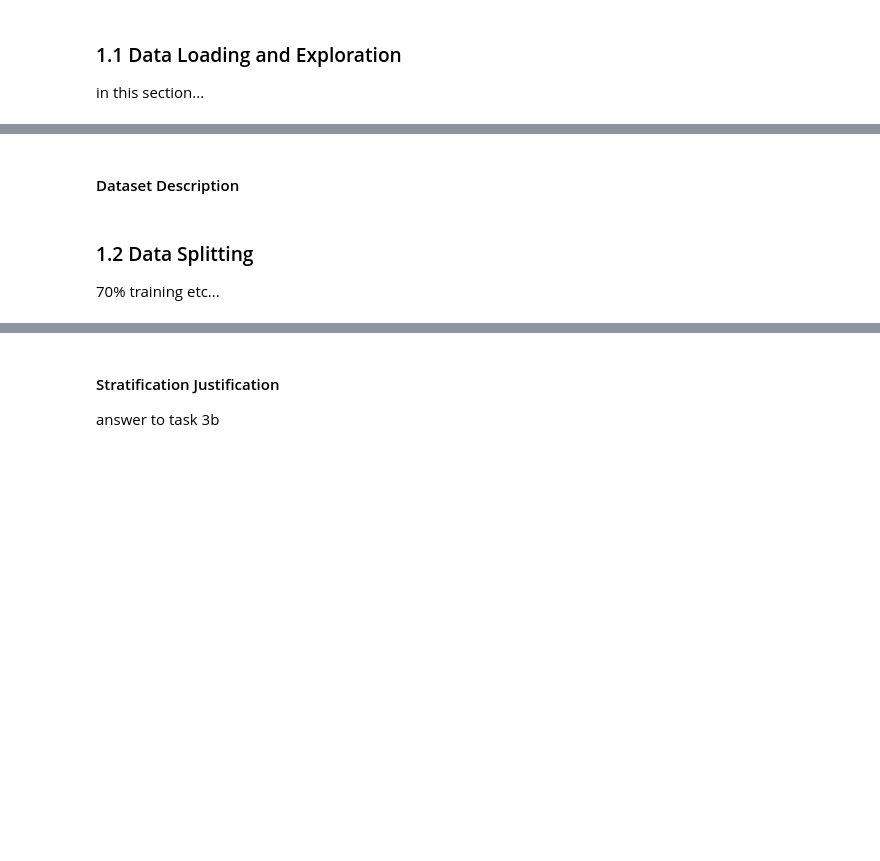
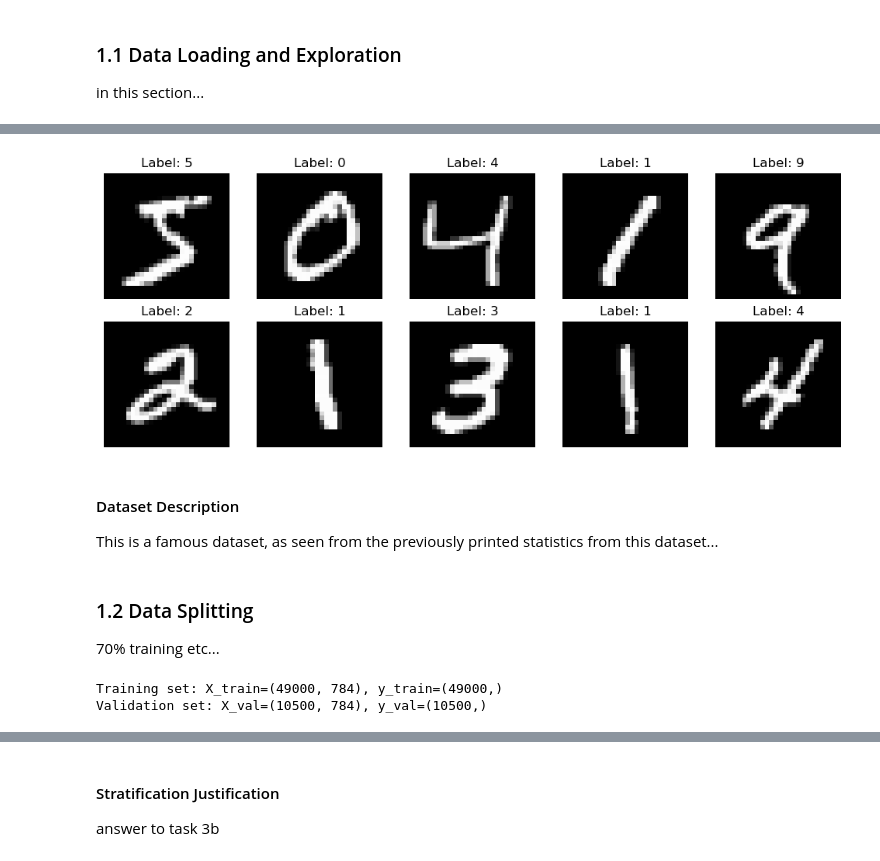
Before and after one commit to James-Wigfield/CITS5508-assignment-1, a Jupyter notebook: 23334375_assignment_1.ipynb, the cells around one changed output, grey strips where cells are left out. Cells and saved outputs as stored; diff of their text form; code cells hidden in the pictures; blank space fills up the shorter version.

Commit message:
training data import and visualisation

```diff
--- a/23334375_assignment_1.ipynb
+++ b/23334375_assignment_1.ipynb
@@ -10,3 +10,8 @@ Semester 1, 2026
 # %% [markdown]
 ### 1.1 Data Loading and Exploration
 in this section...
+# %%
+from sklearn.datasets import fetch_openml
+import numpy as np
+
+X, y = fetch_openml('mnist_784', version=1, return_X_y=True, as_frame=False)
@@ -13,7 +58,32 @@ in this section...
+# %%
+import matplotlib.pyplot as plt
+
+# Display the first 10 images and their labels
+fig, axes = plt.subplots(2, 5, figsize=(10, 4))
+for i, ax in enumerate(axes.flatten()):
+    ax.imshow(X[i].reshape(28, 28), cmap='gray')
+    ax.set_title(f"Label: {y[i]}")
+    ax.axis('off')
+plt.tight_layout()
+plt.show()
+# %% [output]
+[figure, added]
 # %% [markdown]
 #### Dataset Description
+This is a famous dataset, as seen from the previously printed statistics from this dataset...
 # %% [markdown]
 ### 1.2 Data Splitting
 70% training etc...
 # %%
-# write here
+from sklearn.model_selection import train_test_split
+# Split the dataset into training and test sets
+X_train, X_temp, y_train, y_temp = train_test_split(X, y, test_size=0.3, random_state=42, stratify=y)
+
+# Split the 30% evenly (15% val and test)
+X_val, X_test, y_val, y_test = train_test_split(X_temp, y_temp, test_size=0.5, random_state=42, stratify=y_temp)
+
+print(f"Training set: X_train={X_train.shape}, y_train={y_train.shape}")
+print(f"Validation set: X_val={X_val.shape}, y_val={y_val.shape}")
+# %% [output]
+Training set: X_train=(49000, 784), y_train=(49000,)
+Validation set: X_val=(10500, 784), y_val=(10500,)
```
Also changed, not shown: parts of 2 cells of this notebook.
